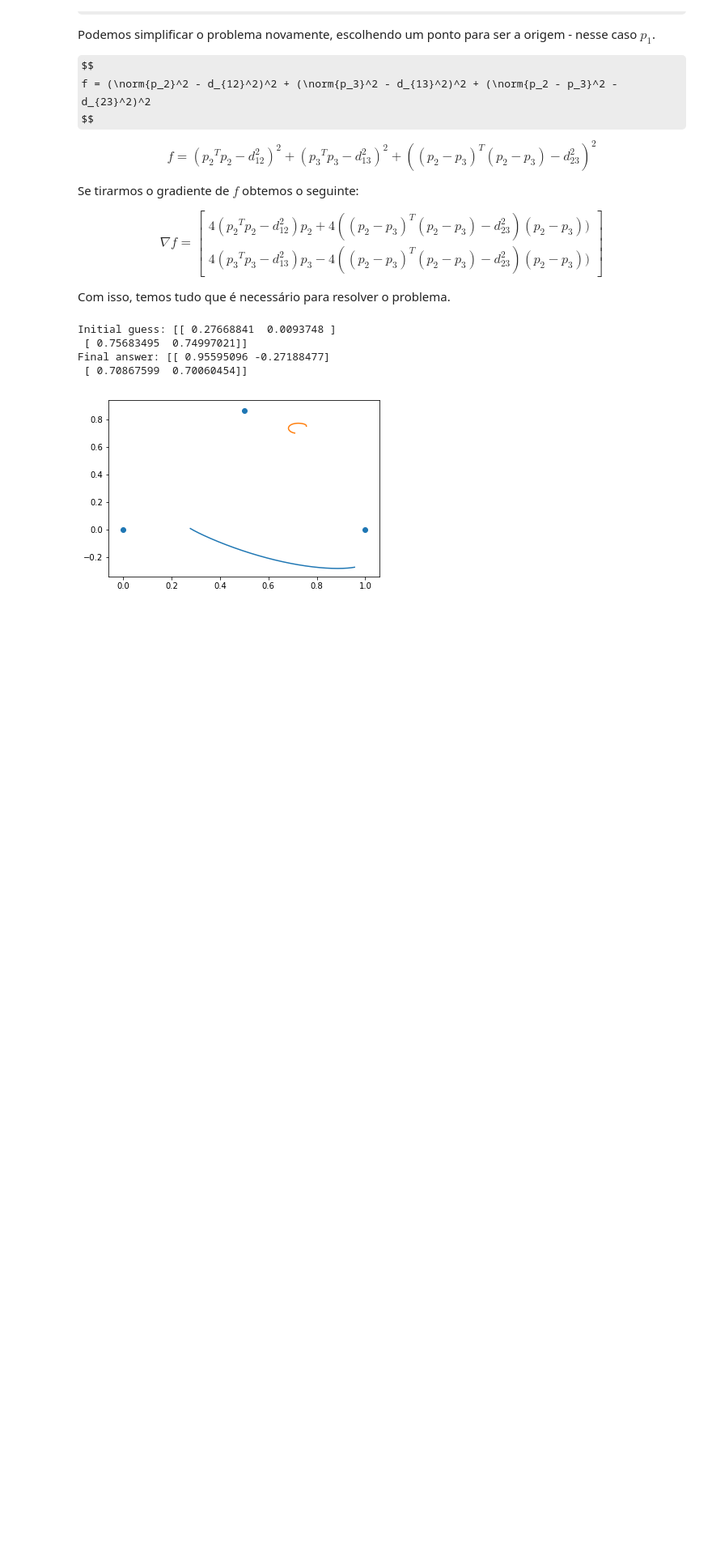
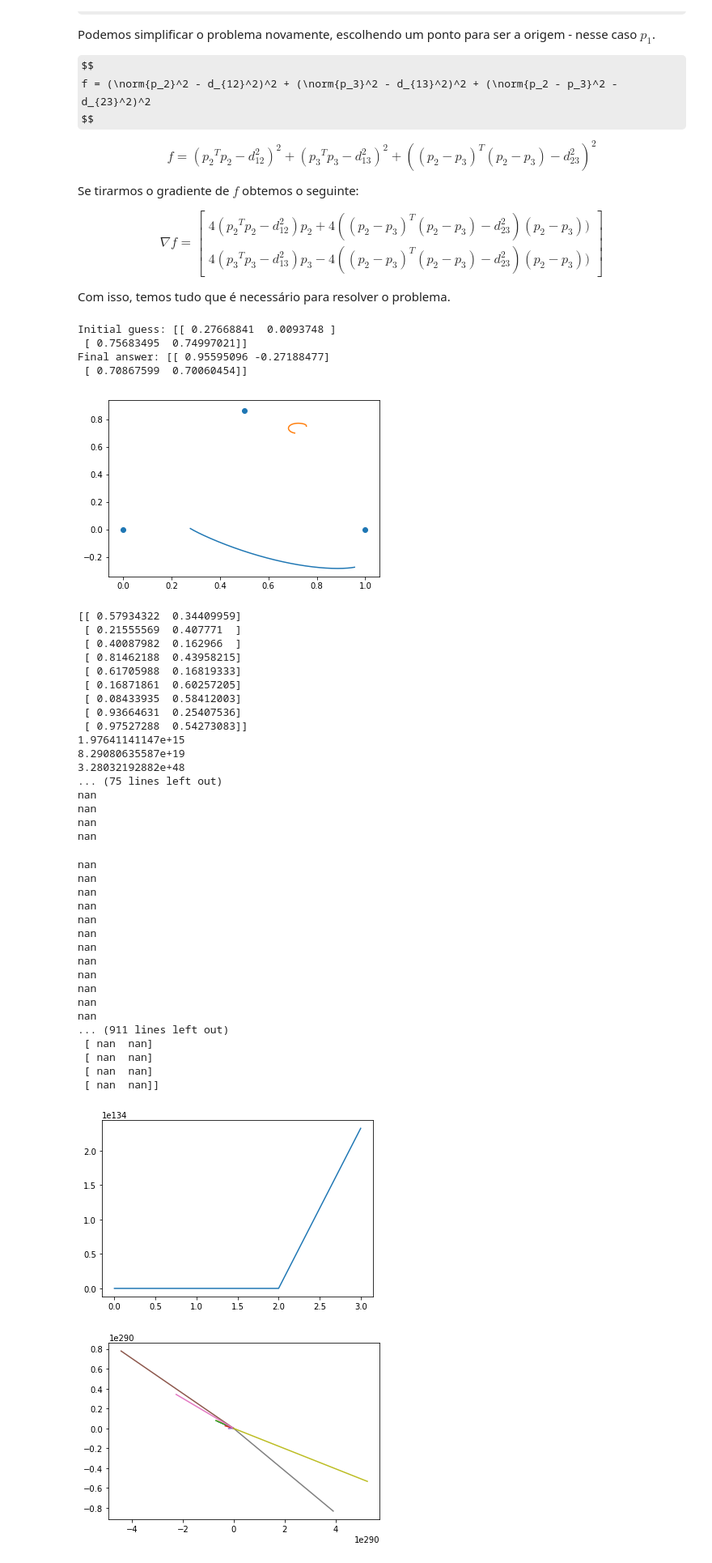
Before and after one commit to GuilhermeFreire/MetodosNumericos2, a Jupyter notebook: Aula 5 - Soluções.ipynb, the cells around one changed output. Shown at 81% size. Drawn from its saved outputs; the diff is of its cells as text; code cells hidden in the pictures; some formulas as TeX source; blank space fills up the shorter version.

```diff
--- a/Aula 5 - Soluções.ipynb
+++ b/Aula 5 - Soluções.ipynb
@@ -345,3 +345,79 @@ Initial guess: [[ 0.27668841  0.0093748 ]
 Final answer: [[ 0.95595096 -0.27188477]
  [ 0.70867599  0.70060454]]
 [figure]
+# %%
+with open("cities.csv", "r") as f:
+    data = [[int(x) for x in d.split(", ")] for d in f.read().split("\n")[1:]]
+
+distances = np.array(data)
+
+cities = np.random.rand(distances.shape[0], 2)
+print(cities)
+lr = 0.001
+decay = 1.0
+
+norm2 = lambda x: x.T.dot(x)
+steps = []
+errors = []
+for i in range(1000):
+    error = 0
+    for i, p1 in enumerate(cities):
+        for j, p2 in enumerate(cities):
+            diff = p1 - p2
+            error += (norm2(diff) - distances[i][j]**2)**2
+    print(error)
+    errors.append(error)
+    grad = np.zeros(cities.shape)
+    for i, p in enumerate(cities):
+        for j, q in enumerate(cities):
+            diff = p - q
+            grad[i] += (norm2(diff) - distances[i][j]**2) * diff
+    temp = cities - lr * grad
+    steps.append(temp)
+    cities = temp
+
+print(cities)
+steps = np.array(steps)
+plt.plot(errors)
+plt.show()
+plt.scatter(cities[:, 0], cities[:, 1])
+for i in range(cities.shape[0]):
+    plt.plot(steps[:, i, 0], steps[:, i, 1])
+plt.show()
+# %% [output]
+[[ 0.57934322  0.34409959]
+ [ 0.21555569  0.407771  ]
+ [ 0.40087982  0.162966  ]
+ [ 0.81462188  0.43958215]
+ [ 0.61705988  0.16819333]
+ [ 0.16871861  0.60257205]
+ [ 0.08433935  0.58412003]
+ [ 0.93664631  0.25407536]
+ [ 0.97527288  0.54273083]]
+1.97641141147e+15
+8.29080635587e+19
+3.28032192882e+48
+... (75 lines left out)
+nan
+nan
+nan
+nan
+nan
+nan
+nan
+nan
+nan
+nan
+nan
+nan
+nan
+nan
+nan
+nan
+... (911 lines left out)
+ [ nan  nan]
+ [ nan  nan]
+ [ nan  nan]
+ [ nan  nan]]
+[figure, added]
+[figure, added]
```
